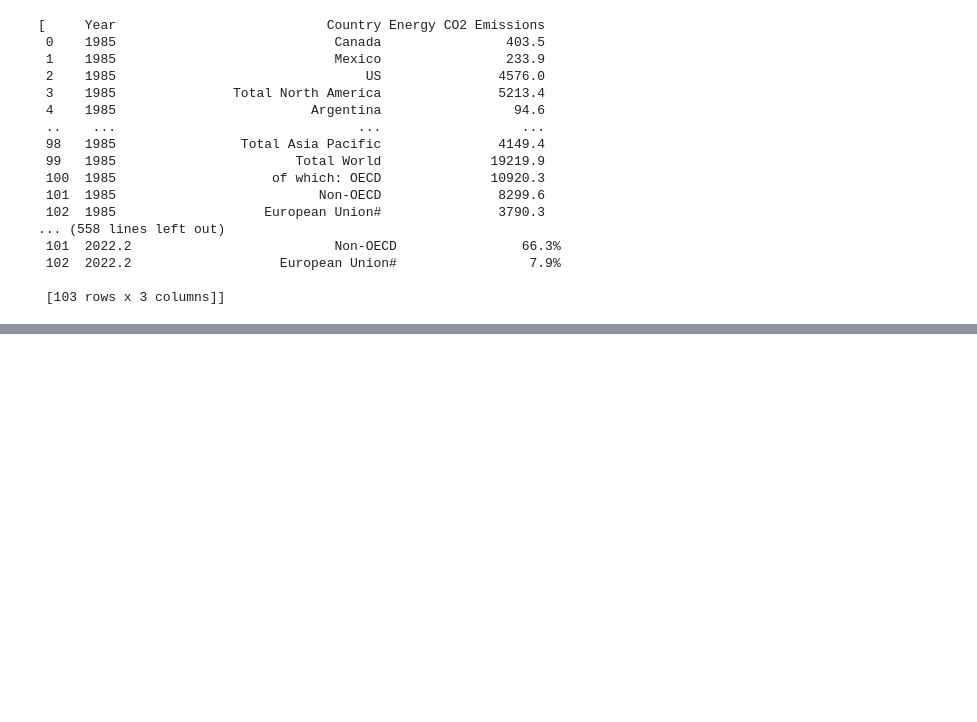
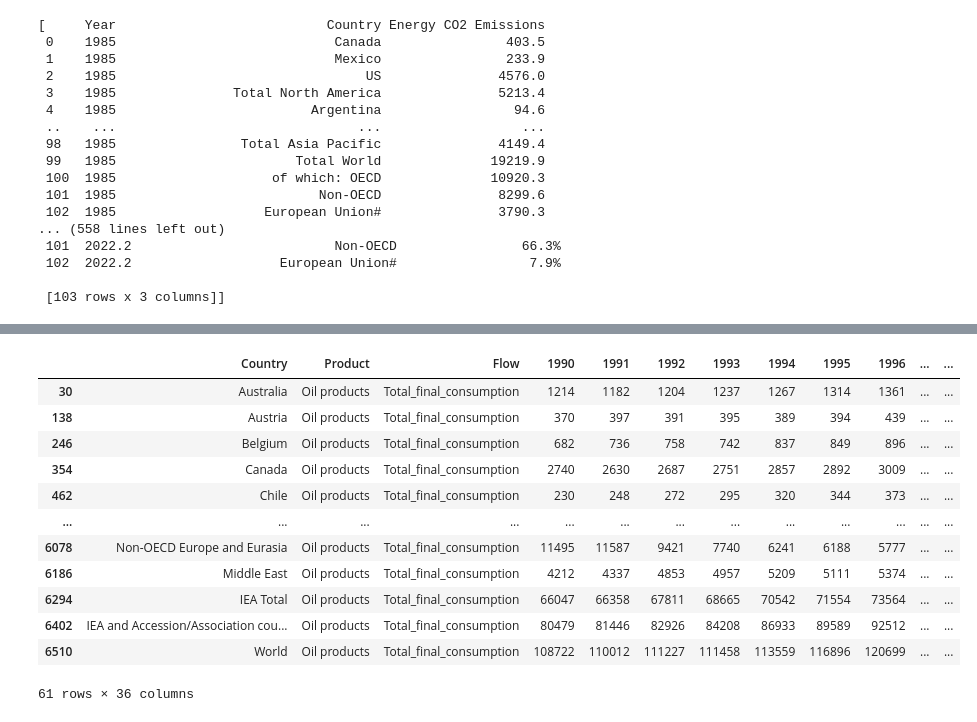
Before and after one commit to maddiebowman/Global_Climate_Change_Trends, a Jupyter notebook: GlobalClimateTrends.ipynb, the cells around one changed output, grey strips where cells are left out. Saved outputs shown, nothing was run; the diff lists cells and outputs as text; code cells hidden in the pictures; blank space fills up the shorter version.

```diff
--- a/GlobalClimateTrends.ipynb
+++ b/GlobalClimateTrends.ipynb
@@ -83,0 +150,17 @@ merged_df.to_csv(ece_output_file_path, index=False, header=True)
+# %%
+Total_consumption_Oil = World_data_df[(World_data_df["Flow"] == "Total_final_consumption") & (World_data_df["Product"] == "Oil products")]
+Total_consumption_Oil
+# %% [output]
+|  | Country | Product | Flow | 1990 | 1991 | 1992 | 1993 | 1994 | 1995 | 1996 | ... | ... |
+| 30 | Australia | Oil products | Total_final_consumption | 1214 | 1182 | 1204 | 1237 | 1267 | 1314 | 1361 | ... | ... |
+| 138 | Austria | Oil products | Total_final_consumption | 370 | 397 | 391 | 395 | 389 | 394 | 439 | ... | ... |
+| 246 | Belgium | Oil products | Total_final_consumption | 682 | 736 | 758 | 742 | 837 | 849 | 896 | ... | ... |
+| 354 | Canada | Oil products | Total_final_consumption | 2740 | 2630 | 2687 | 2751 | 2857 | 2892 | 3009 | ... | ... |
+| 462 | Chile | Oil products | Total_final_consumption | 230 | 248 | 272 | 295 | 320 | 344 | 373 | ... | ... |
+| ... | ... | ... | ... | ... | ... | ... | ... | ... | ... | ... | ... | ... |
+| 6078 | Non-OECD Europe and Eurasia | Oil products | Total_final_consumption | 11495 | 11587 | 9421 | 7740 | 6241 | 6188 | 5777 | ... | ... |
+| 6186 | Middle East | Oil products | Total_final_consumption | 4212 | 4337 | 4853 | 4957 | 5209 | 5111 | 5374 | ... | ... |
+| 6294 | IEA Total | Oil products | Total_final_consumption | 66047 | 66358 | 67811 | 68665 | 70542 | 71554 | 73564 | ... | ... |
+| 6402 | IEA and Accession/Association cou... | Oil products | Total_final_consumption | 80479 | 81446 | 82926 | 84208 | 86933 | 89589 | 92512 | ... | ... |
+| 6510 | World | Oil products | Total_final_consumption | 108722 | 110012 | 111227 | 111458 | 113559 | 116896 | 120699 | ... | ... |
+61 rows × 36 columns
```
Also changed, not shown: parts of 6 cells of this notebook.
